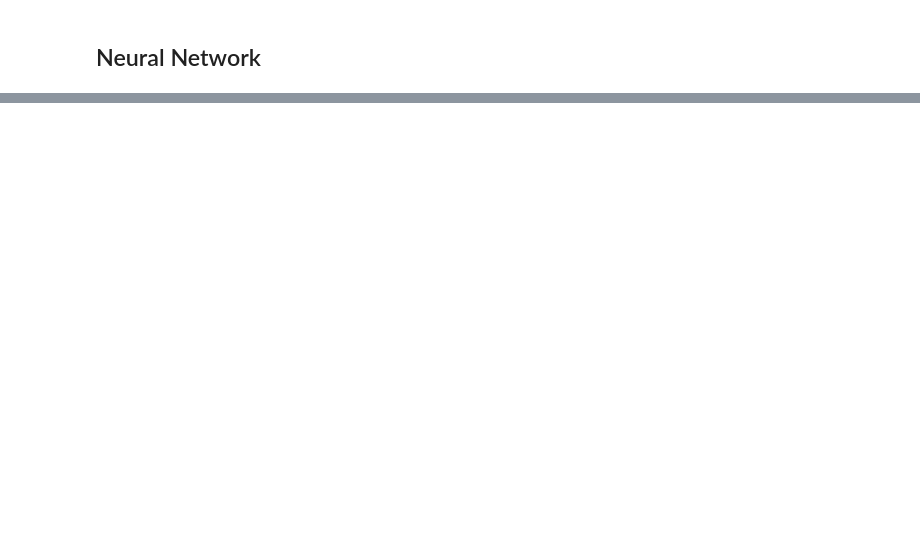
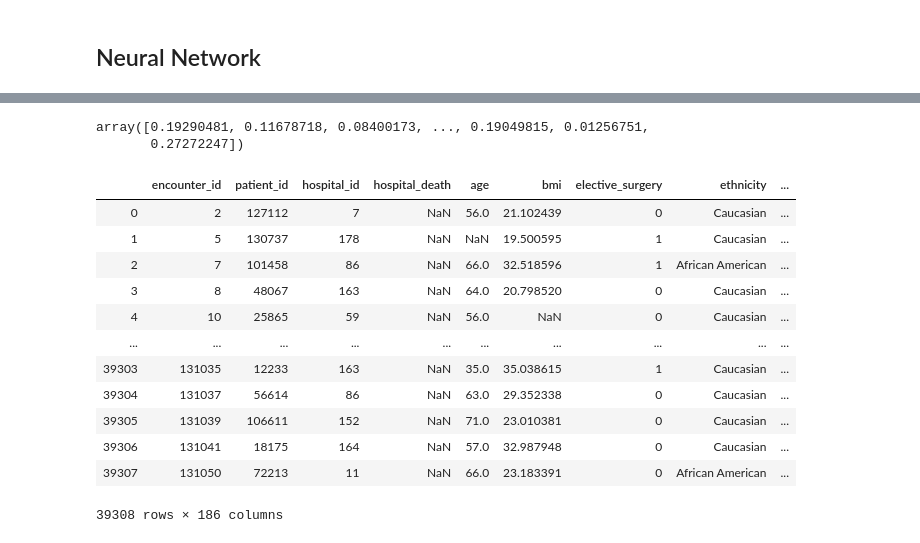
Before and after one commit to kathrinv/wids-datathon, a Jupyter notebook: data_cleaning.ipynb, the cells around one changed output, grey strips where cells are left out. Cells and saved outputs as stored; diff of their text form; code cells hidden in the pictures; blank space fills up the shorter version.

```diff
--- a/data_cleaning.ipynb
+++ b/data_cleaning.ipynb
@@ -208,0 +353,5 @@ model.summary()
+# %%
+y_test_pred[:, 1]
+# %% [output]
+array([0.19290481, 0.11678718, 0.08400173, ..., 0.19049815, 0.01256751,
+       0.27272247])
@@ -208,0 +364,18 @@ model.summary()
+# %%
+unlabeled = pd.read_csv('unlabeled.csv')
+# %%
+unlabeled
+# %% [output]
+|  | encounter_id | patient_id | hospital_id | hospital_death | age | bmi | elective_surgery | ethnicity | ... |
+| 0 | 2 | 127112 | 7 | NaN | 56.0 | 21.102439 | 0 | Caucasian | ... |
+| 1 | 5 | 130737 | 178 | NaN | NaN | 19.500595 | 1 | Caucasian | ... |
+| 2 | 7 | 101458 | 86 | NaN | 66.0 | 32.518596 | 1 | African American | ... |
+| 3 | 8 | 48067 | 163 | NaN | 64.0 | 20.798520 | 0 | Caucasian | ... |
+| 4 | 10 | 25865 | 59 | NaN | 56.0 | NaN | 0 | Caucasian | ... |
+| ... | ... | ... | ... | ... | ... | ... | ... | ... | ... |
+| 39303 | 131035 | 12233 | 163 | NaN | 35.0 | 35.038615 | 1 | Caucasian | ... |
+| 39304 | 131037 | 56614 | 86 | NaN | 63.0 | 29.352338 | 0 | Caucasian | ... |
+| 39305 | 131039 | 106611 | 152 | NaN | 71.0 | 23.010381 | 0 | Caucasian | ... |
+| 39306 | 131041 | 18175 | 164 | NaN | 57.0 | 32.987948 | 0 | Caucasian | ... |
+| 39307 | 131050 | 72213 | 11 | NaN | 66.0 | 23.183391 | 0 | African American | ... |
+39308 rows × 186 columns
```
Also changed, not shown: parts of 42 cells of this notebook.
